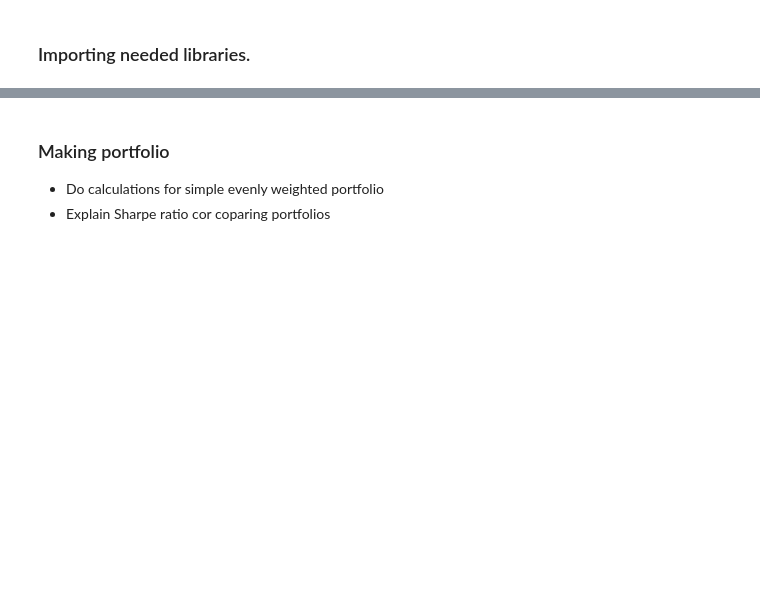
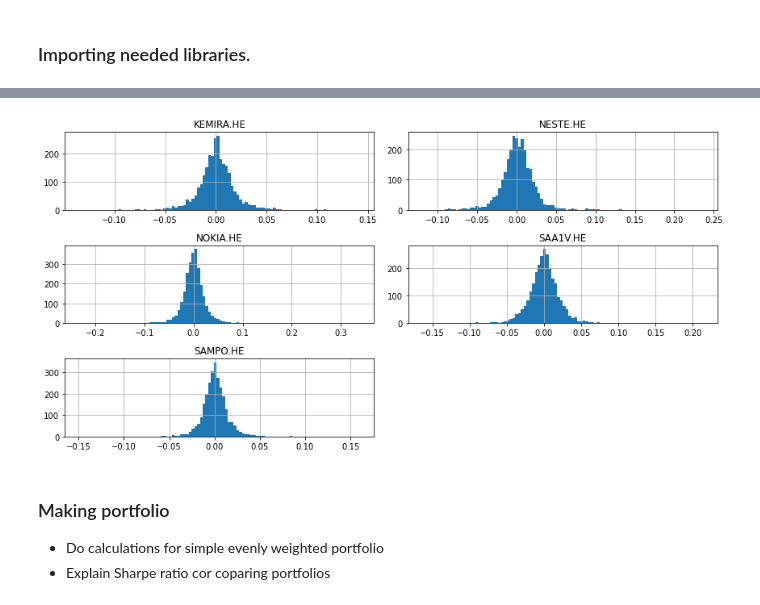
Before and after one commit to sarogov/basic-stock-analysis, a Jupyter notebook: Optimization_of_a_portfolio.ipynb, the cells around one changed output, grey strips where cells are left out. Saved outputs shown, nothing was run; the diff lists cells and outputs as text; code cells hidden in the pictures; blank space fills up the shorter version.

```diff
--- a/Optimization_of_a_portfolio.ipynb
+++ b/Optimization_of_a_portfolio.ipynb
@@ -55,0 +78,3 @@ memory usage: 125.5 KB
+# %%
+simple_daily_returns = stocks/stocks.shift(1) - 1
+simple_daily_returns.head()
@@ -56,3 +89,8 @@ memory usage: 125.5 KB
+# %%
+simple_daily_returns.hist(bins=100, figsize = (12,6))
+plt.tight_layout();
+# %% [output]
+[figure, added]
 # %% [markdown]
 ### Making portfolio
 * Do calculations for simple evenly weighted portfolio
```
Also changed, not shown: parts of 9 cells of this notebook.
